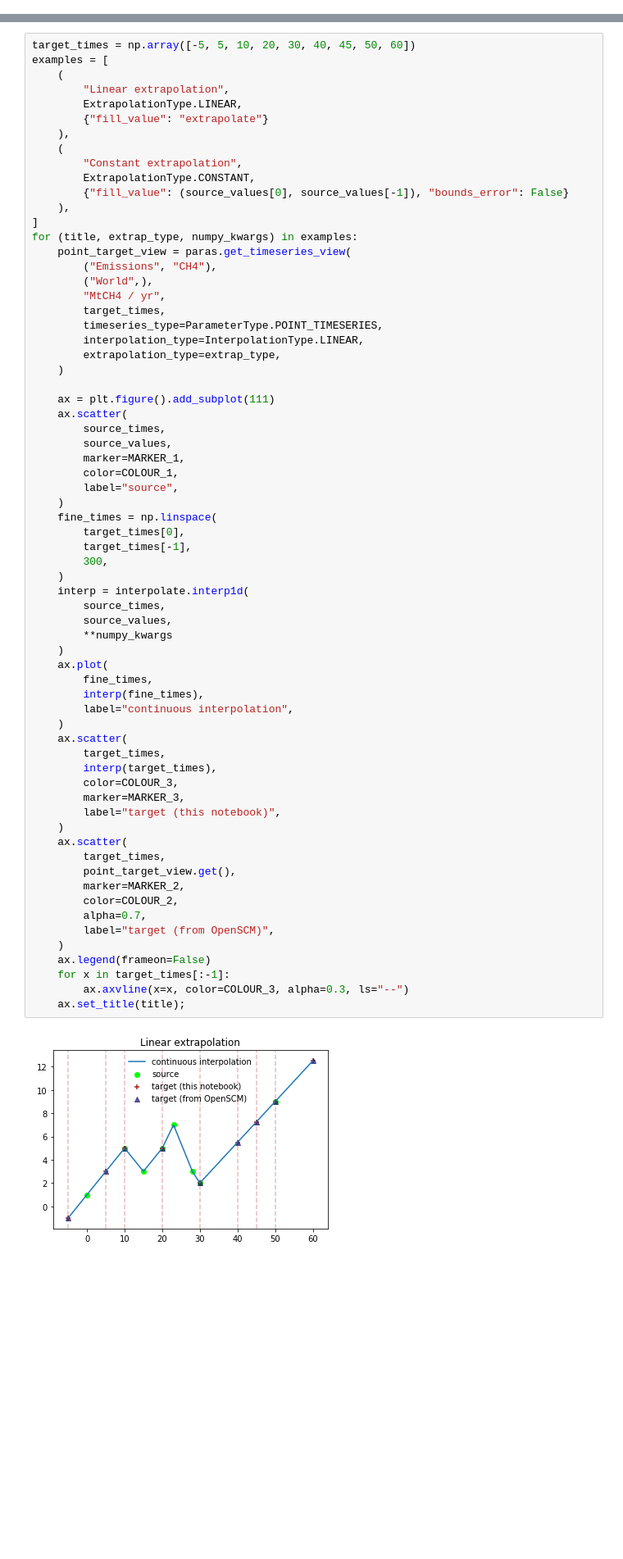
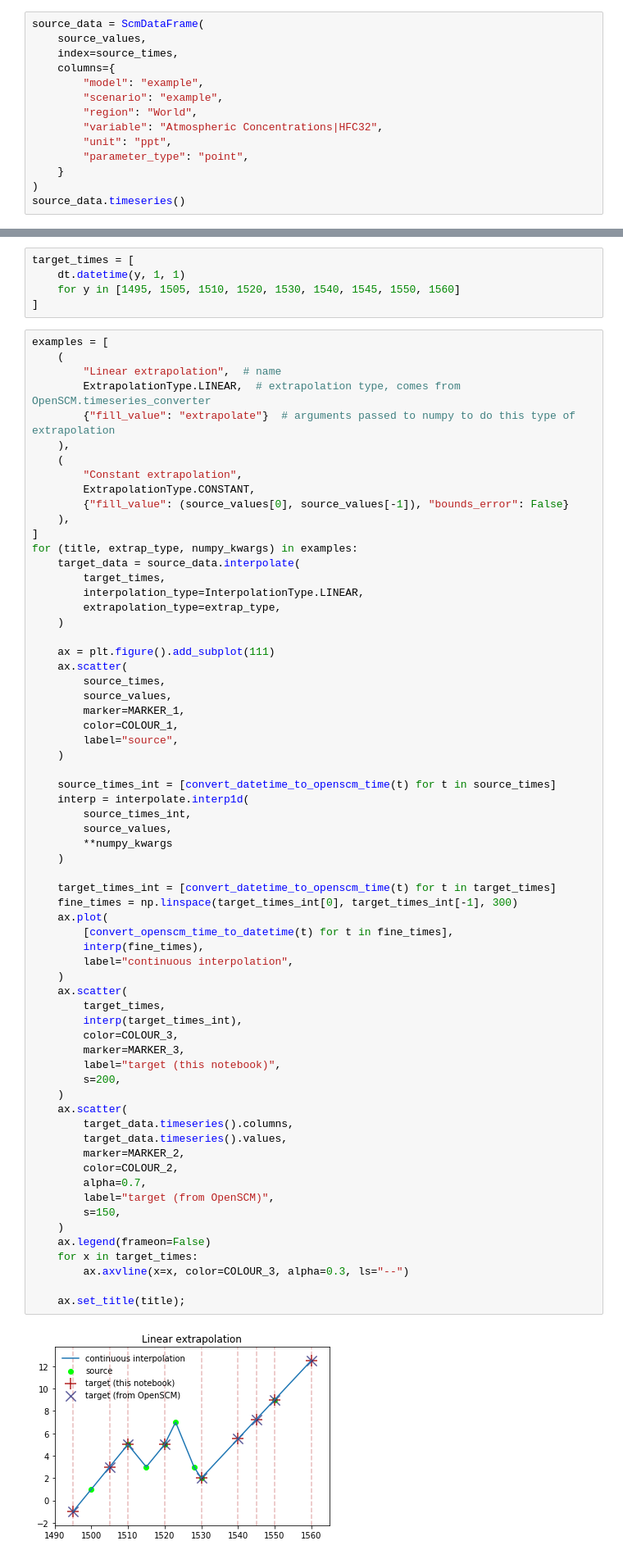
Before and after one commit to openscm/openscm, a Jupyter notebook: notebooks/timeseries-conversion.ipynb, the cells around one changed output, grey strips where cells are left out. Shown at 82% size. Drawn from its saved outputs; the diff is of its cells as text; blank space fills up the shorter version.

```diff
--- a/notebooks/timeseries-conversion.ipynb
+++ b/notebooks/timeseries-conversion.ipynb
@@ -184,0 +275,14 @@ ax.legend(frameon=False);
+# %%
+source_data = ScmDataFrame(
+    source_values,
+    index=source_times,
+    columns={
+        "model": "example",
+        "scenario": "example",
+        "region": "World",
+        "variable": "Atmospheric Concentrations|HFC32",
+        "unit": "ppt",
+        "parameter_type": "point",
+    }
+)
+source_data.timeseries()
@@ -189,10 +297,14 @@ Using different extrapolation types, we can get different results. This process
+# %%
+target_times = [
+    dt.datetime(y, 1, 1)
+    for y in [1495, 1505, 1510, 1520, 1530, 1540, 1545, 1550, 1560]
+]
 # %%
-target_times = np.array([-5, 5, 10, 20, 30, 40, 45, 50, 60])
 examples = [
     (
-        "Linear extrapolation",
-        ExtrapolationType.LINEAR,
-        {"fill_value": "extrapolate"}
+        "Linear extrapolation",  # name
+        ExtrapolationType.LINEAR,  # extrapolation type, comes from OpenSCM.timeseries_converter
+        {"fill_value": "extrapolate"}  # arguments passed to numpy to do this type of extrapolation
     ),
     (
         "Constant extrapolation",
@@ -201,12 +313,8 @@ examples = [
     ),
 ]
 for (title, extrap_type, numpy_kwargs) in examples:
-    point_target_view = paras.get_timeseries_view(
-        ("Emissions", "CH4"),
-        ("World",),
-        "MtCH4 / yr",
+    target_data = source_data.interpolate(
         target_times,
-        timeseries_type=ParameterType.POINT_TIMESERIES,
         interpolation_type=InterpolationType.LINEAR,
         extrapolation_type=extrap_type,
     )
@@ -216,42 +324,45 @@ for (title, extrap_type, numpy_kwargs) in examples:
         source_times,
         source_values,
         marker=MARKER_1,
         color=COLOUR_1,
         label="source",
     )
-    fine_times = np.linspace(
-        target_times[0],
-        target_times[-1],
-        300,
-    )
+
+    source_times_int = [convert_datetime_to_openscm_time(t) for t in source_times]
     interp = interpolate.interp1d(
-        source_times,
+        source_times_int,
         source_values,
         **numpy_kwargs
     )
+
+    target_times_int = [convert_datetime_to_openscm_time(t) for t in target_times]
+    fine_times = np.linspace(target_times_int[0], target_times_int[-1], 300)
     ax.plot(
-        fine_times,
+        [convert_openscm_time_to_datetime(t) for t in fine_times],
         interp(fine_times),
         label="continuous interpolation",
     )
     ax.scatter(
         target_times,
-        interp(target_times),
+        interp(target_times_int),
         color=COLOUR_3,
         marker=MARKER_3,
         label="target (this notebook)",
+        s=200,
     )
     ax.scatter(
-        target_times,
-        point_target_view.get(),
+        target_data.timeseries().columns,
+        target_data.timeseries().values,
         marker=MARKER_2,
         color=COLOUR_2,
         alpha=0.7,
         label="target (from OpenSCM)",
+        s=150,
     )
     ax.legend(frameon=False)
-    for x in target_times[:-1]:
+    for x in target_times:
         ax.axvline(x=x, color=COLOUR_3, alpha=0.3, ls="--")
+
     ax.set_title(title);
 # %% [output]
-[figure, old version]
+[figure, new version]
```
Also changed, not shown: parts of 71 cells of this notebook, 9 other files.
